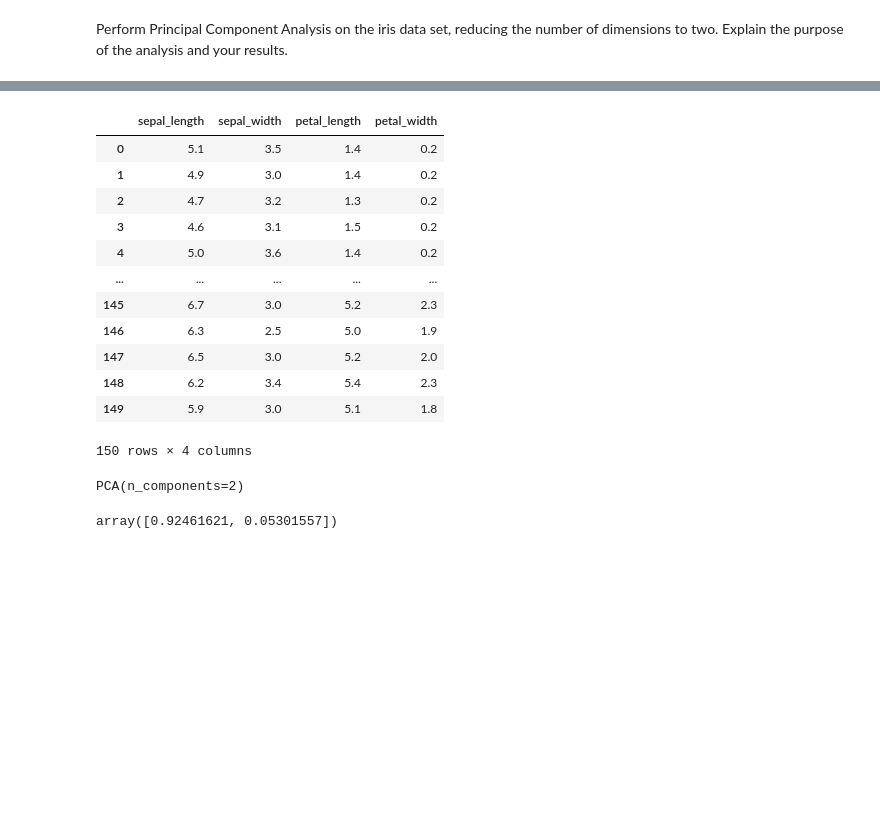
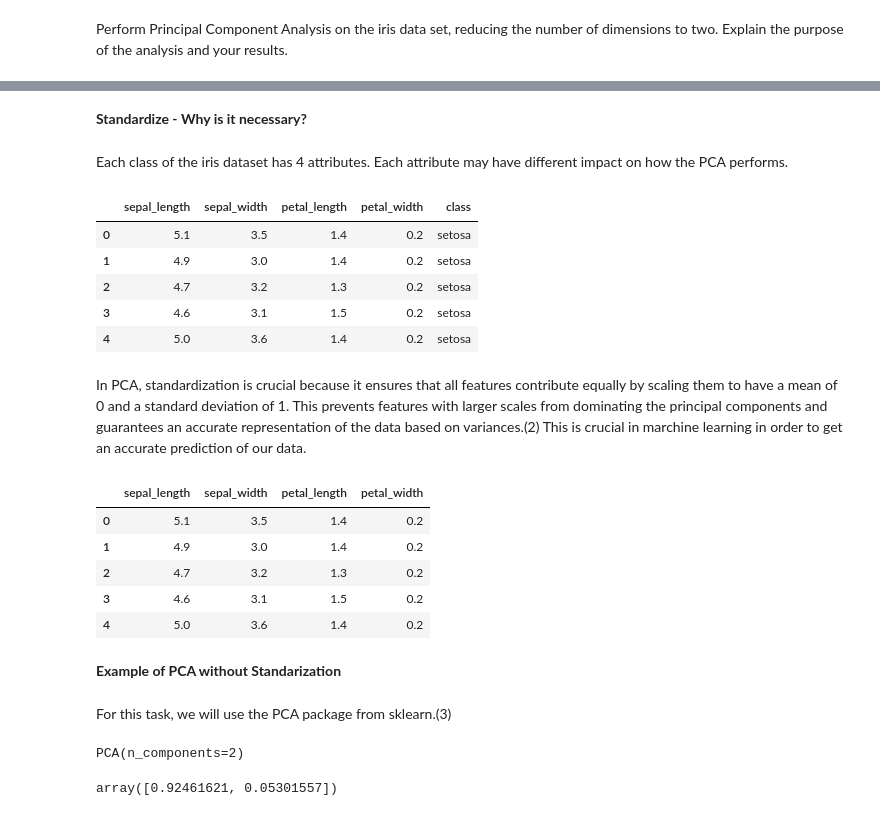
Before and after one commit to RobVergano/Machine-Learning, a Jupyter notebook: tasks.ipynb, the cells around one changed output, grey strips where cells are left out. Saved outputs shown, nothing was run; the diff lists cells and outputs as text; code cells hidden in the pictures; blank space fills up the shorter version.

```diff
--- a/tasks.ipynb
+++ b/tasks.ipynb
@@ -862,30 +885,41 @@ import sklearn as sk
+# %% [markdown]
+**Standardize - Why is it necessary?**
+# %% [markdown]
+Each class of the iris dataset has 4 attributes. Each attribute may have different impact on how the PCA performs.
+# %%
+idf.head()
+# %% [output]
+|  | sepal_length | sepal_width | petal_length | petal_width | class |
+| 0 | 5.1 | 3.5 | 1.4 | 0.2 | setosa |
+| 1 | 4.9 | 3.0 | 1.4 | 0.2 | setosa |
+| 2 | 4.7 | 3.2 | 1.3 | 0.2 | setosa |
+| 3 | 4.6 | 3.1 | 1.5 | 0.2 | setosa |
+| 4 | 5.0 | 3.6 | 1.4 | 0.2 | setosa |
+# %% [markdown]
+In PCA, standardization is crucial because it ensures that all features contribute equally by scaling them to have a mean of 0 and a standard deviation of 1. This prevents features with larger scales from dominating the principal components and guarantees an accurate representation of the data based on variances.(2) This is crucial in marchine learning in order to get an accurate prediction of our data.
 # %%
+# Remove the "class" column
 x = idf.drop('class', axis=1)
-x
+x.head()
 # %% [output]
 |  | sepal_length | sepal_width | petal_length | petal_width |
 | 0 | 5.1 | 3.5 | 1.4 | 0.2 |
 | 1 | 4.9 | 3.0 | 1.4 | 0.2 |
 | 2 | 4.7 | 3.2 | 1.3 | 0.2 |
 | 3 | 4.6 | 3.1 | 1.5 | 0.2 |
 | 4 | 5.0 | 3.6 | 1.4 | 0.2 |
-| ... | ... | ... | ... | ... |
-| 145 | 6.7 | 3.0 | 5.2 | 2.3 |
-| 146 | 6.3 | 2.5 | 5.0 | 1.9 |
-| 147 | 6.5 | 3.0 | 5.2 | 2.0 |
-| 148 | 6.2 | 3.4 | 5.4 | 2.3 |
-| 149 | 5.9 | 3.0 | 5.1 | 1.8 |
-150 rows × 4 columns
+# %% [markdown]
+**Example of PCA without Standarization**
+# %% [markdown]
+For this task, we will use the PCA package from sklearn.(3)
 # %%
 # Create a new PCA
+pca = dec.PCA(n_components=2) # number of components required in the output
 
-pca = dec.PCA(n_components=2) # number of components required in the output
+# Fit the data to the pca
+pca.fit(x)
+# %% [output]
+PCA(n_components=2)
-# %%
-# Fit the data to the pca
-# in () we are going to put the datarame without the column classes
-pca.fit(x)
-# %% [output]
-PCA(n_components=2)
 # %%
 # show variablity
 pca.explained_variance_ratio_
```
Also changed, not shown: parts of 52 cells of this notebook.
